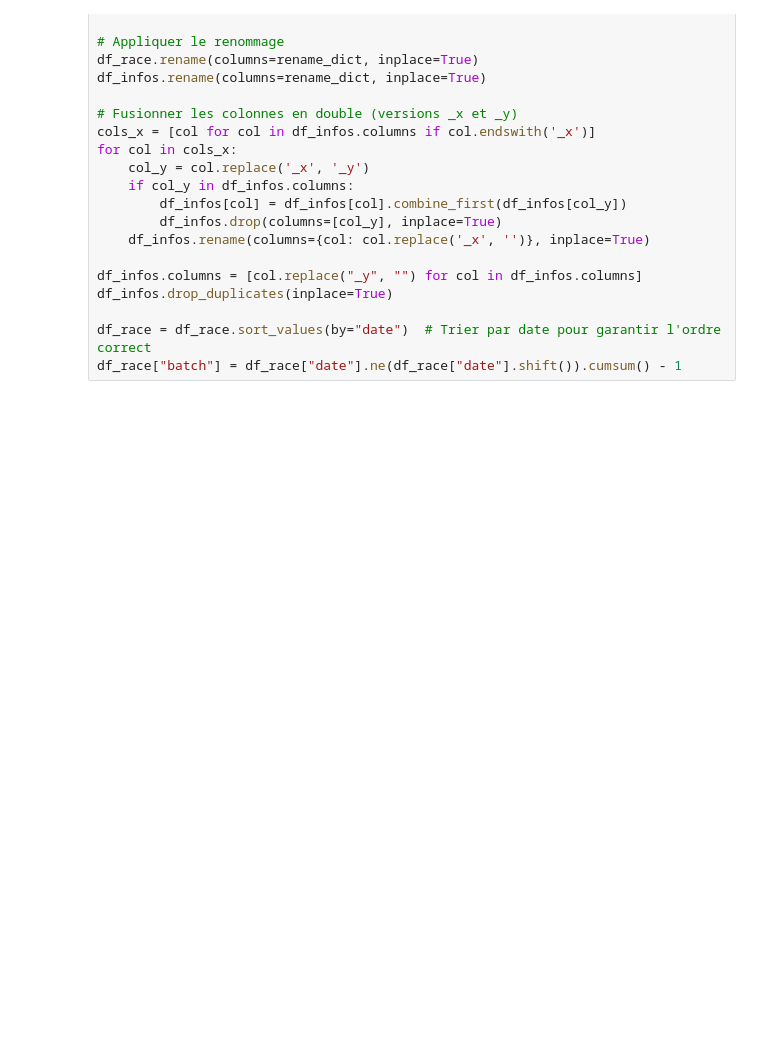
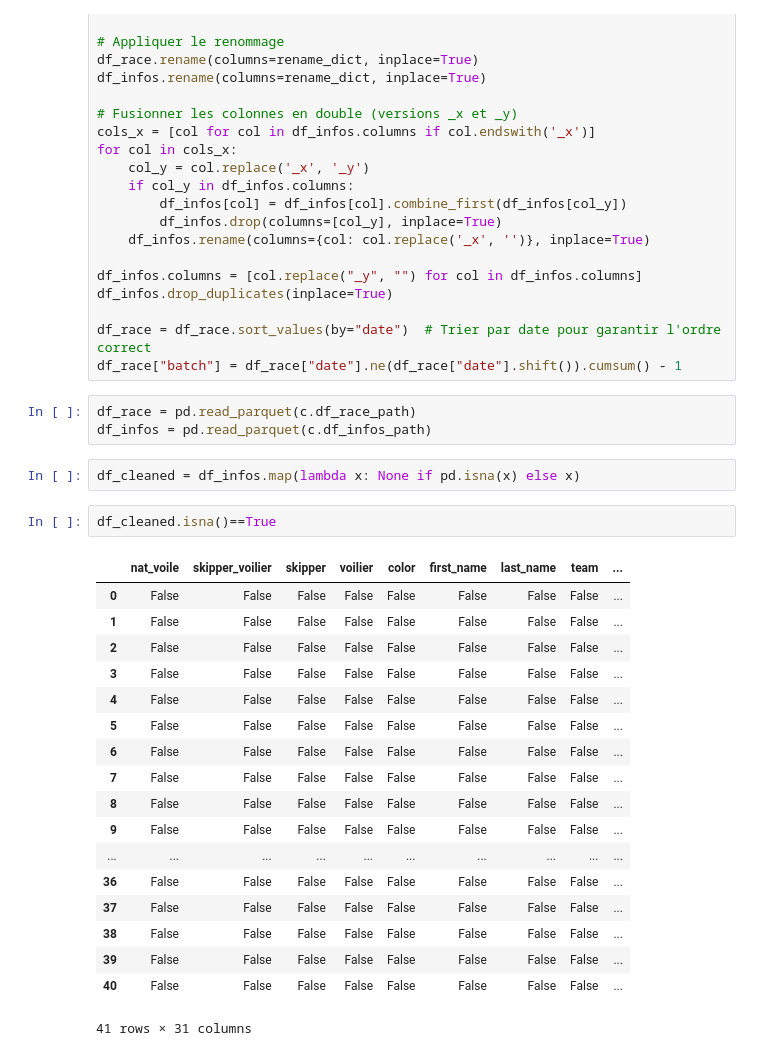
Before and after one commit to LaurentVeyssier/vendee-globe-api, a Jupyter notebook: src/vendee_globe_api/data_analyse.ipynb, the cells around one changed output. Drawn from its saved outputs; the diff is of its cells as text; blank space fills up the shorter version.

Commit message:
feat : non clean but fonctional main.py

```diff
--- a/src/vendee_globe_api/data_analyse.ipynb
+++ b/src/vendee_globe_api/data_analyse.ipynb
@@ -59,3 +59,29 @@ df_infos.drop_duplicates(inplace=True)
 
 df_race = df_race.sort_values(by="date")  # Trier par date pour garantir l'ordre correct
 df_race["batch"] = df_race["date"].ne(df_race["date"].shift()).cumsum() - 1
+# %%
+df_race = pd.read_parquet(c.df_race_path)
+df_infos = pd.read_parquet(c.df_infos_path)
+# %%
+df_cleaned = df_infos.map(lambda x: None if pd.isna(x) else x)
+# %%
+df_cleaned.isna()==True
+# %% [output]
+|  | nat_voile | skipper_voilier | skipper | voilier | color | first_name | last_name | team | ... |
+| 0 | False | False | False | False | False | False | False | False | ... |
+| 1 | False | False | False | False | False | False | False | False | ... |
+| 2 | False | False | False | False | False | False | False | False | ... |
+| 3 | False | False | False | False | False | False | False | False | ... |
+| 4 | False | False | False | False | False | False | False | False | ... |
+| 5 | False | False | False | False | False | False | False | False | ... |
+| 6 | False | False | False | False | False | False | False | False | ... |
+| 7 | False | False | False | False | False | False | False | False | ... |
+| 8 | False | False | False | False | False | False | False | False | ... |
+| 9 | False | False | False | False | False | False | False | False | ... |
+| ... | ... | ... | ... | ... | ... | ... | ... | ... | ... |
+| 36 | False | False | False | False | False | False | False | False | ... |
+| 37 | False | False | False | False | False | False | False | False | ... |
+| 38 | False | False | False | False | False | False | False | False | ... |
+| 39 | False | False | False | False | False | False | False | False | ... |
+| 40 | False | False | False | False | False | False | False | False | ... |
+41 rows × 31 columns
```
Also changed, not shown: 2 other files.
